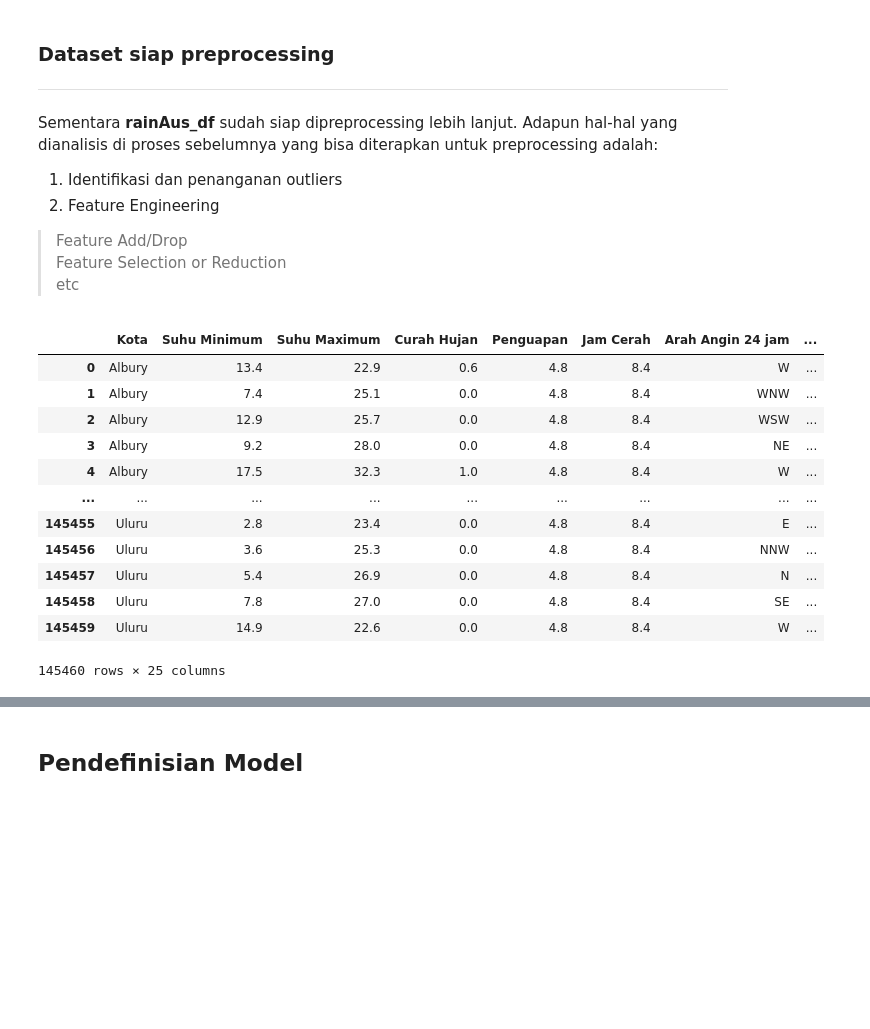
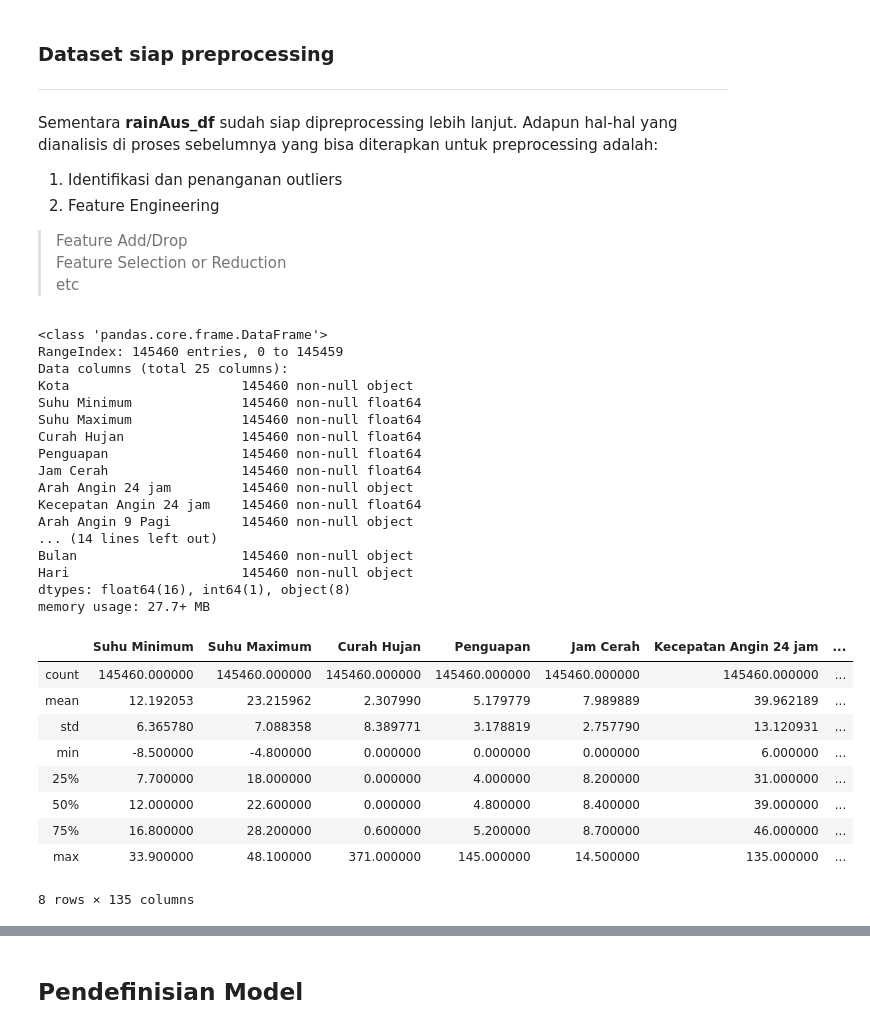
Before and after one commit to satriabimantara/hacktiv8-data-science-final-project, a Jupyter notebook: PYTN_KampusMerdeka_fp2_I MADE SATRIA BIMANTARA_NAUFAL REZKY ANANDA.ipynb, the cells around one changed output, grey strips where cells are left out. Drawn from its saved outputs; the diff is of its cells as text; code cells hidden in the pictures; blank space fills up the shorter version.

```diff
--- a/PYTN_KampusMerdeka_fp2_I MADE SATRIA BIMANTARA_NAUFAL REZKY ANANDA.ipynb
+++ b/PYTN_KampusMerdeka_fp2_I MADE SATRIA BIMANTARA_NAUFAL REZKY ANANDA.ipynb
@@ -798,18 +806,35 @@ Sementara **rainAus_df** sudah siap dipreprocessing lebih lanjut. Adapun hal-hal
 > Feature Selection or Reduction <br>
 > etc <br>
 # %%
-rainAus_df
+rainAus_df.info()
 # %% [output]
-|  | Kota | Suhu Minimum | Suhu Maximum | Curah Hujan | Penguapan | Jam Cerah | Arah Angin 24 jam | ... |
-| 0 | Albury | 13.4 | 22.9 | 0.6 | 4.8 | 8.4 | W | ... |
-| 1 | Albury | 7.4 | 25.1 | 0.0 | 4.8 | 8.4 | WNW | ... |
-| 2 | Albury | 12.9 | 25.7 | 0.0 | 4.8 | 8.4 | WSW | ... |
-| 3 | Albury | 9.2 | 28.0 | 0.0 | 4.8 | 8.4 | NE | ... |
-| 4 | Albury | 17.5 | 32.3 | 1.0 | 4.8 | 8.4 | W | ... |
-| ... | ... | ... | ... | ... | ... | ... | ... | ... |
-| 145455 | Uluru | 2.8 | 23.4 | 0.0 | 4.8 | 8.4 | E | ... |
-| 145456 | Uluru | 3.6 | 25.3 | 0.0 | 4.8 | 8.4 | NNW | ... |
-| 145457 | Uluru | 5.4 | 26.9 | 0.0 | 4.8 | 8.4 | N | ... |
-| 145458 | Uluru | 7.8 | 27.0 | 0.0 | 4.8 | 8.4 | SE | ... |
-| 145459 | Uluru | 14.9 | 22.6 | 0.0 | 4.8 | 8.4 | W | ... |
-145460 rows × 25 columns
+<class 'pandas.core.frame.DataFrame'>
+RangeIndex: 145460 entries, 0 to 145459
+Data columns (total 25 columns):
+Kota                      145460 non-null object
+Suhu Minimum              145460 non-null float64
+Suhu Maximum              145460 non-null float64
+Curah Hujan               145460 non-null float64
+Penguapan                 145460 non-null float64
+Jam Cerah                 145460 non-null float64
+Arah Angin 24 jam         145460 non-null object
+Kecepatan Angin 24 jam    145460 non-null float64
+Arah Angin 9 Pagi         145460 non-null object
+... (14 lines left out)
+Bulan                     145460 non-null object
+Hari                      145460 non-null object
+dtypes: float64(16), int64(1), object(8)
+memory usage: 27.7+ MB
+# %%
+rainAus_df.describe()
+# %% [output]
+|  | Suhu Minimum | Suhu Maximum | Curah Hujan | Penguapan | Jam Cerah | Kecepatan Angin 24 jam | ... |
+| count | 145460.000000 | 145460.000000 | 145460.000000 | 145460.000000 | 145460.000000 | 145460.000000 | ... |
+| mean | 12.192053 | 23.215962 | 2.307990 | 5.179779 | 7.989889 | 39.962189 | ... |
+| std | 6.365780 | 7.088358 | 8.389771 | 3.178819 | 2.757790 | 13.120931 | ... |
+| min | -8.500000 | -4.800000 | 0.000000 | 0.000000 | 0.000000 | 6.000000 | ... |
+| 25% | 7.700000 | 18.000000 | 0.000000 | 4.000000 | 8.200000 | 31.000000 | ... |
+| 50% | 12.000000 | 22.600000 | 0.000000 | 4.800000 | 8.400000 | 39.000000 | ... |
+| 75% | 16.800000 | 28.200000 | 0.600000 | 5.200000 | 8.700000 | 46.000000 | ... |
+| max | 33.900000 | 48.100000 | 371.000000 | 145.000000 | 14.500000 | 135.000000 | ... |
+8 rows × 135 columns
```
Also changed, not shown: parts of 34 cells of this notebook.
